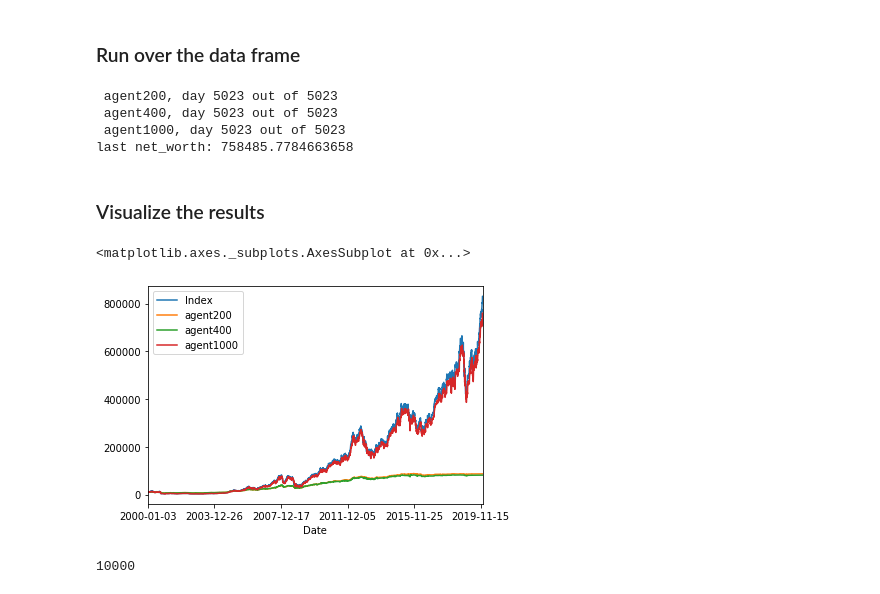
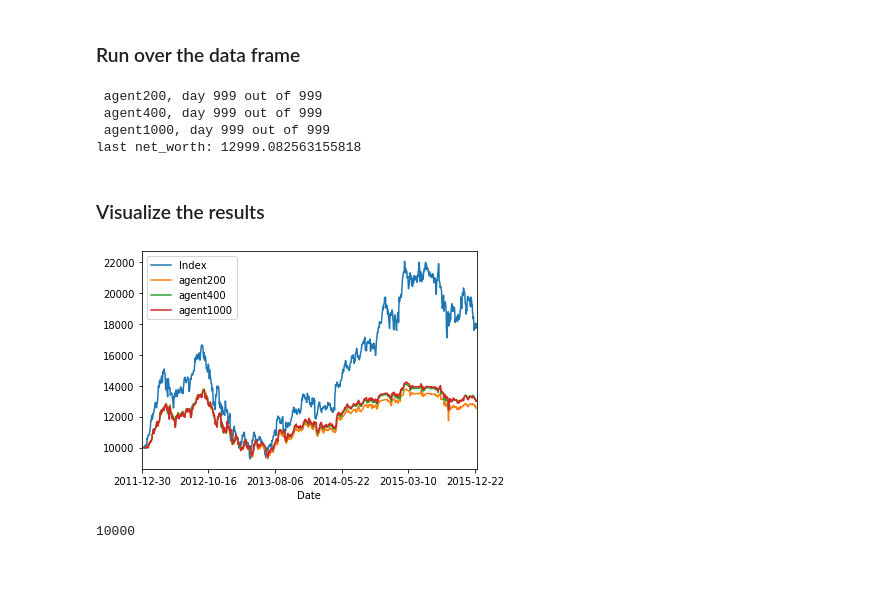
Before and after one commit to AceZz/P3A-Deep-Reinforcement-Learning, a Jupyter notebook: Stock-Trading-Environment/comparing.ipynb, the cells around one changed output. Cells and saved outputs as stored; diff of their text form; code cells hidden in the pictures.

```diff
--- a/Stock-Trading-Environment/comparing.ipynb
+++ b/Stock-Trading-Environment/comparing.ipynb
@@ -36,7 +36,7 @@ from tensorflow.keras.models import load_model
 # %% [markdown]
 ### Parameters of the DQN model (taken from main_with_dqn)
 # %%
-df = pd.read_csv('./data/AAPL.csv')
+df = pd.read_csv('./data/AAPL_val.csv')
 df = df.sort_values('Date')
 env = StockTradingEnv(df)
 
@@ -46,7 +46,7 @@ input_shape = env.observation_space.sample().shape
 
 path_weights_200 = "save_models/DQN_200" # last number is number of episodes trained
 path_weights_400 = "save_models/DQN_400"
-path_weights_1000 = "save_models/DQN_1000"
+path_weights_1000 = "save_models/DQN_2000"
 # %% [markdown]
 ### Build the Agent
 # %%
@@ -74,9 +74,6 @@ agents = [Agent_200, Agent_400, Agent_1000]
 # %% [markdown]
 ### Run over the data frame
 # %%
-df = pd.read_csv('./data/AAPL.csv')
-df = df.sort_values('Date')
-
 df_results = pd.DataFrame(columns=['Date','Index', 'agent200', 'agent400', 'agent1000'], index=df.index)
 df_results['Date'] = df['Date']
 
@@ -101,17 +98,17 @@ for Agent in agents:
 
 print("last net_worth: {}".format(env.net_worth))
 # %% [output]
- agent200, day 5023 out of 5023
- agent400, day 5023 out of 5023
- agent1000, day 5023 out of 5023
-last net_worth: 758485.7784663658
+ agent200, day 999 out of 999
+ agent400, day 999 out of 999
+ agent1000, day 999 out of 999
+last net_worth: 12999.082563155818
 # %% [markdown]
 ### Visualize the results
 # %%
-df_results.plot(x="Date", y=["Index", "agent200", "agent400", "agent1000"])
+fig = df_results.plot(x="Date", y=["Index", "agent200", "agent400", "agent1000"]).get_figure()
+fig.savefig("imgs/DQN_200_200.png")
 # %% [output]
-<matplotlib.axes._subplots.AxesSubplot at 0x...>
-[figure, old version]
+[figure, new version]
 # %%
 env.initial_account_balance
 # %% [output]
```
Also changed, not shown: 22 other files.
